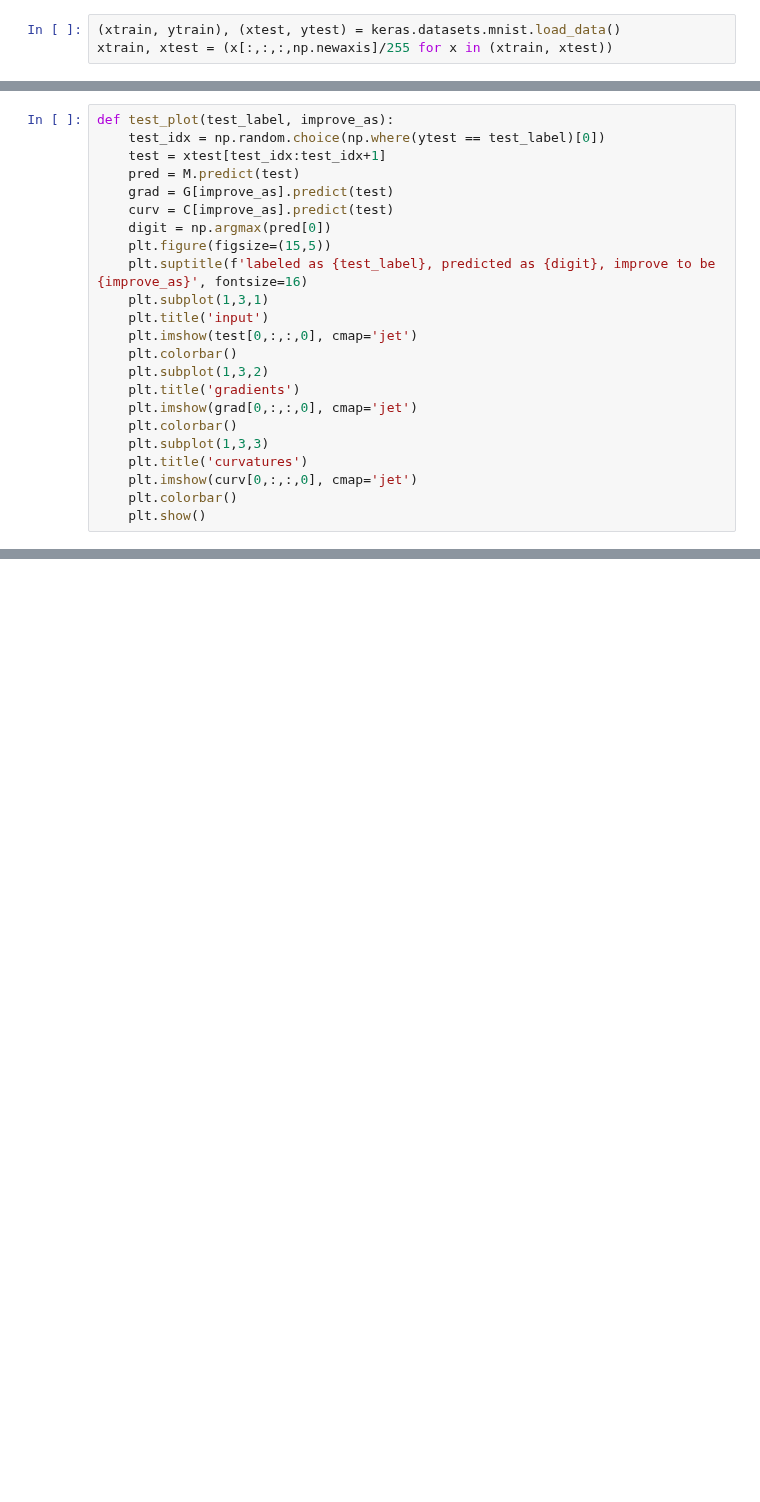
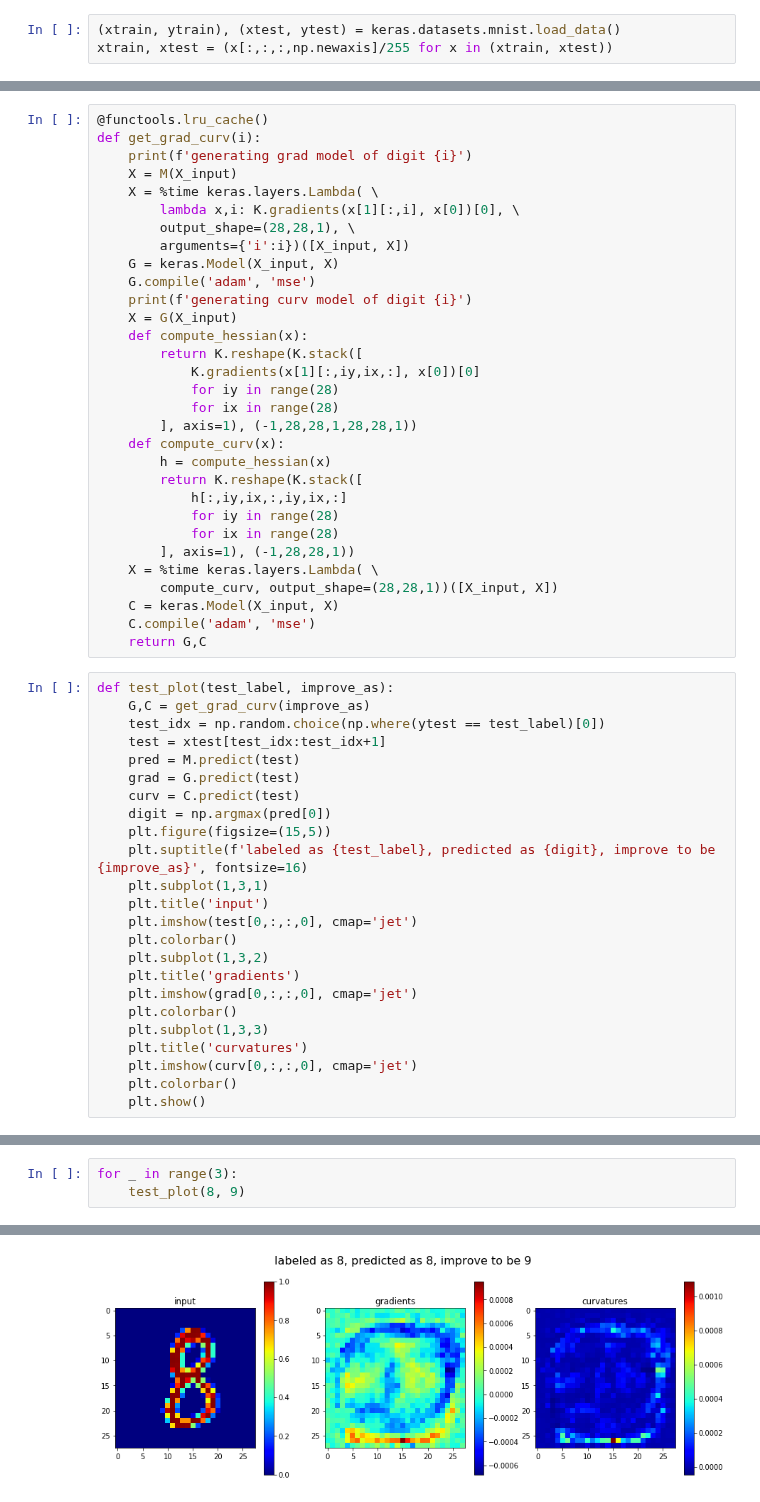
Before and after one commit to mammalwong/ml-study, a Jupyter notebook: gradnet.ipynb, the cells around one changed output, grey strips where cells are left out. Cells and saved outputs as stored; diff of their text form; blank space fills up the shorter version.

```diff
--- a/gradnet.ipynb
+++ b/gradnet.ipynb
@@ -69,11 +49,43 @@ Epoch 5/5
 <keras.callbacks.History at 0x...>
+# %%
+@functools.lru_cache()
+def get_grad_curv(i):
+    print(f'generating grad model of digit {i}')
+    X = M(X_input)
+    X = %time keras.layers.Lambda( \
+        lambda x,i: K.gradients(x[1][:,i], x[0])[0], \
+        output_shape=(28,28,1), \
+        arguments={'i':i})([X_input, X])
+    G = keras.Model(X_input, X)
+    G.compile('adam', 'mse')
+    print(f'generating curv model of digit {i}')
+    X = G(X_input)
+    def compute_hessian(x):
+        return K.reshape(K.stack([
+            K.gradients(x[1][:,iy,ix,:], x[0])[0]
+            for iy in range(28)
+            for ix in range(28)
+        ], axis=1), (-1,28,28,1,28,28,1))
+    def compute_curv(x):
+        h = compute_hessian(x)
+        return K.reshape(K.stack([
+            h[:,iy,ix,:,iy,ix,:]
+            for iy in range(28)
+            for ix in range(28)
+        ], axis=1), (-1,28,28,1))
+    X = %time keras.layers.Lambda( \
+        compute_curv, output_shape=(28,28,1))([X_input, X])
+    C = keras.Model(X_input, X)
+    C.compile('adam', 'mse')
+    return G,C
 # %%
 def test_plot(test_label, improve_as):
+    G,C = get_grad_curv(improve_as)
     test_idx = np.random.choice(np.where(ytest == test_label)[0])
     test = xtest[test_idx:test_idx+1]
     pred = M.predict(test)
-    grad = G[improve_as].predict(test)
-    curv = C[improve_as].predict(test)
+    grad = G.predict(test)
+    curv = C.predict(test)
     digit = np.argmax(pred[0])
     plt.figure(figsize=(15,5))
     plt.suptitle(f'labeled as {test_label}, predicted as {digit}, improve to be {improve_as}', fontsize=16)
@@ -104,0 +105,4 @@ test_plot(1, 7)
+# %%
+for _ in range(3):
+    test_plot(8, 9)
+# %% [output]
@@ -104,0 +115 @@ test_plot(1, 7)
+[figure, added]
```
Also changed, not shown: parts of 10 cells of this notebook.
